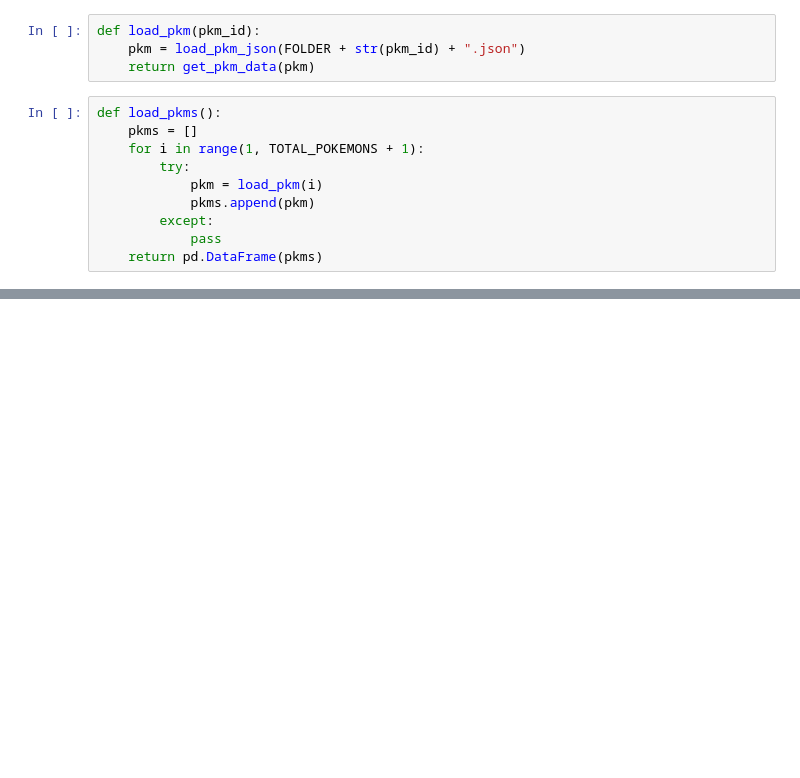
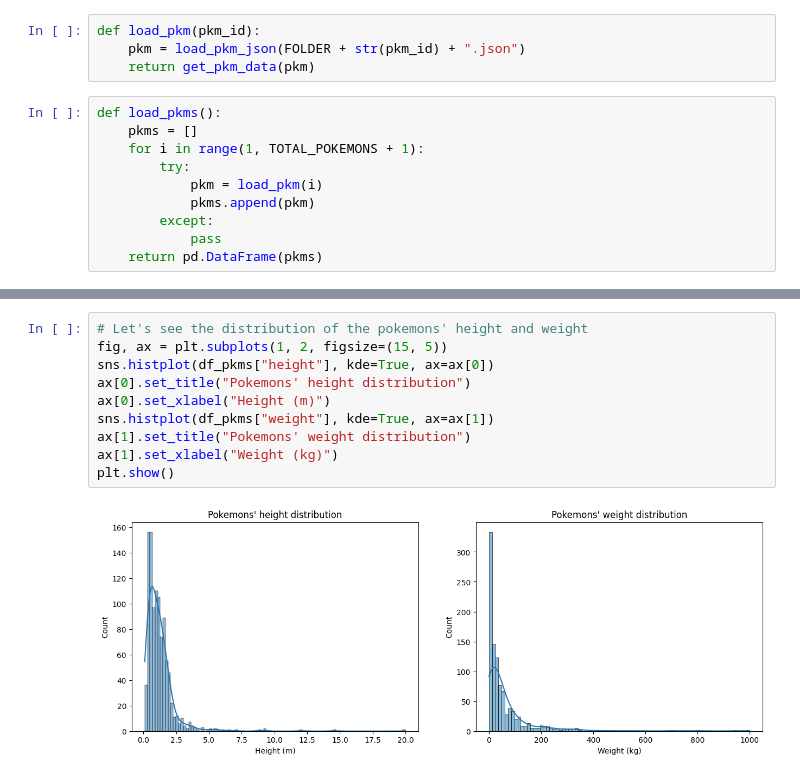
Before and after one commit to Tamicktom/pokemon-data, a Jupyter notebook: exploratory-analysis.ipynb, the cells around one changed output, grey strips where cells are left out. Cells and saved outputs as stored; diff of their text form; blank space fills up the shorter version.

```diff
--- a/exploratory-analysis.ipynb
+++ b/exploratory-analysis.ipynb
@@ -48,0 +50,12 @@ df_pkms.head()
+# %%
+# Let's see the distribution of the pokemons' height and weight
+fig, ax = plt.subplots(1, 2, figsize=(15, 5))
+sns.histplot(df_pkms["height"], kde=True, ax=ax[0])
+ax[0].set_title("Pokemons' height distribution")
+ax[0].set_xlabel("Height (m)")
+sns.histplot(df_pkms["weight"], kde=True, ax=ax[1])
+ax[1].set_title("Pokemons' weight distribution")
+ax[1].set_xlabel("Weight (kg)")
+plt.show()
+# %% [output]
+[figure, added]
```
Also changed, not shown: parts of 3 cells of this notebook.
